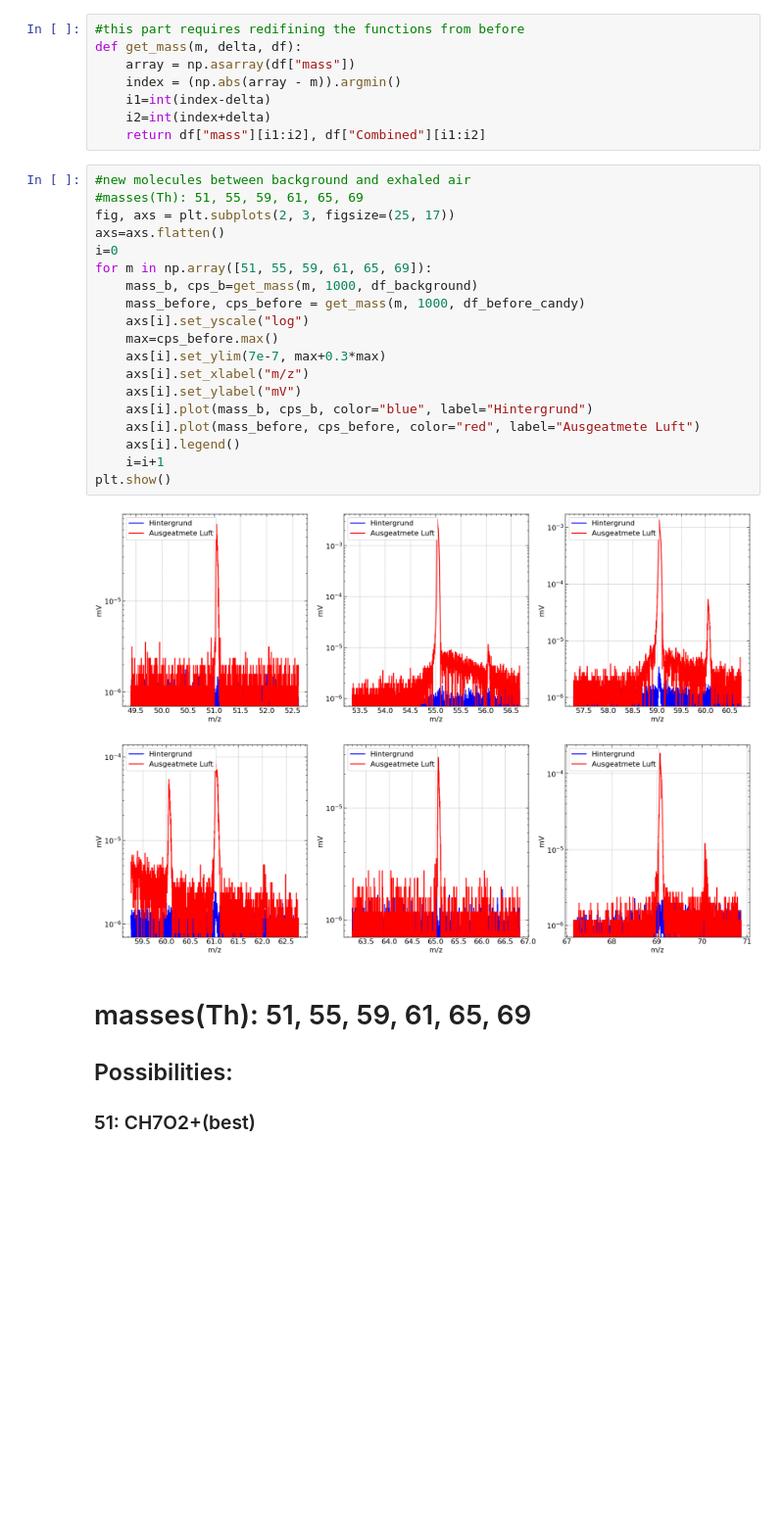
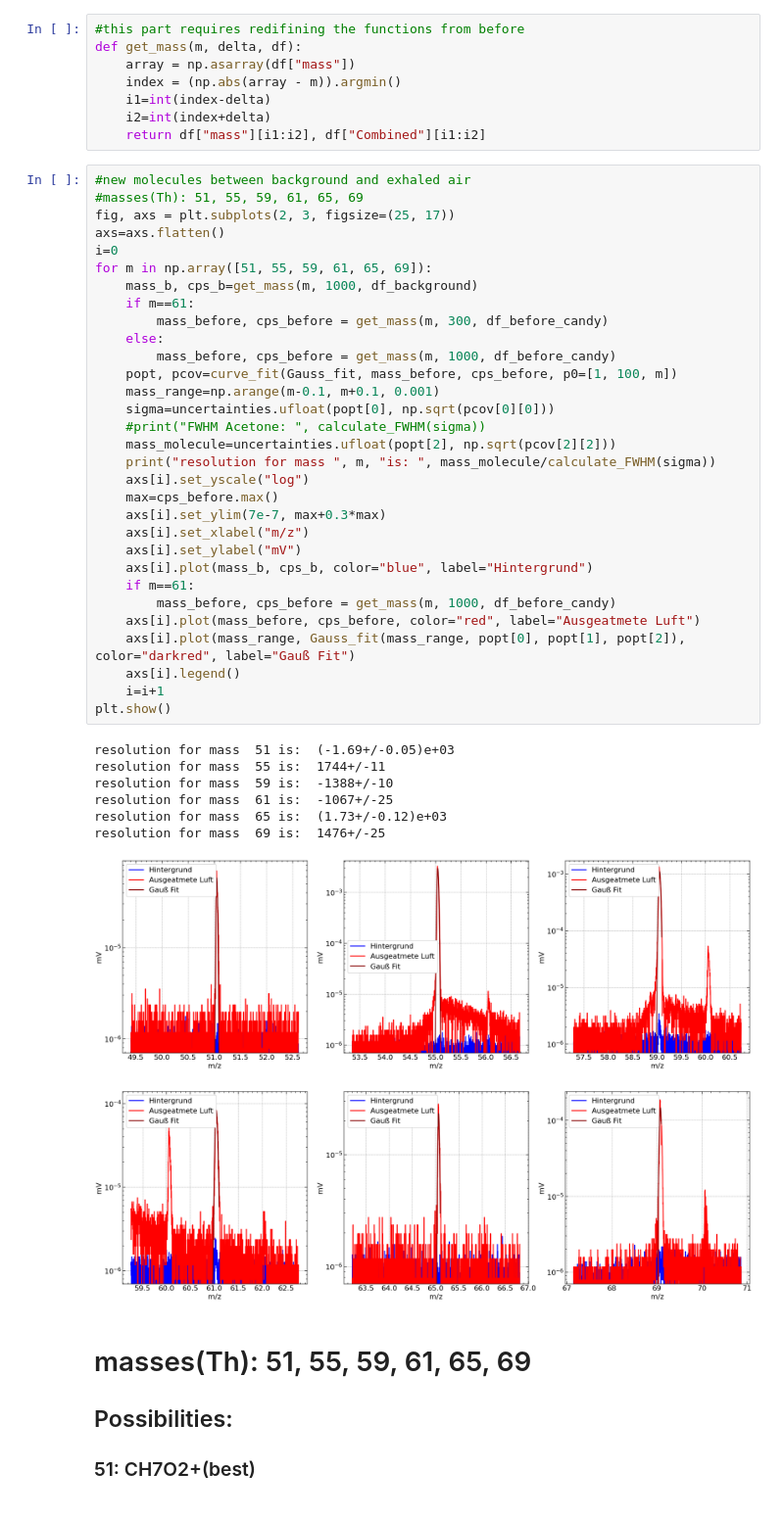
Before and after one commit to KemalOenen/advanced_labcourse, a Jupyter notebook: I002/data_analysis.ipynb, the cells around one changed output. Shown at 98% size. Cells and saved outputs as stored; diff of their text form; blank space fills up the shorter version.

Commit message:
Started saving some plots Implemented resolution calculation for molecules in exhaled air

```diff
--- a/I002/data_analysis.ipynb
+++ b/I002/data_analysis.ipynb
@@ -615,24 +615,42 @@ def get_mass(m, delta, df):
 # %%
 #new molecules between background and exhaled air
 #masses(Th): 51, 55, 59, 61, 65, 69
 fig, axs = plt.subplots(2, 3, figsize=(25, 17))
 axs=axs.flatten()
 i=0
 for m in np.array([51, 55, 59, 61, 65, 69]):
     mass_b, cps_b=get_mass(m, 1000, df_background)
-    mass_before, cps_before = get_mass(m, 1000, df_before_candy)
+    if m==61:
+        mass_before, cps_before = get_mass(m, 300, df_before_candy)
+    else:
+        mass_before, cps_before = get_mass(m, 1000, df_before_candy)
+    popt, pcov=curve_fit(Gauss_fit, mass_before, cps_before, p0=[1, 100, m])
+    mass_range=np.arange(m-0.1, m+0.1, 0.001)
+    sigma=uncertainties.ufloat(popt[0], np.sqrt(pcov[0][0]))
+    #print("FWHM Acetone: ", calculate_FWHM(sigma))
+    mass_molecule=uncertainties.ufloat(popt[2], np.sqrt(pcov[2][2]))
+    print("resolution for mass ", m, "is: ", mass_molecule/calculate_FWHM(sigma))
     axs[i].set_yscale("log")
     max=cps_before.max()
     axs[i].set_ylim(7e-7, max+0.3*max)
     axs[i].set_xlabel("m/z")
     axs[i].set_ylabel("mV")
     axs[i].plot(mass_b, cps_b, color="blue", label="Hintergrund")
+    if m==61:
+        mass_before, cps_before = get_mass(m, 1000, df_before_candy)
     axs[i].plot(mass_before, cps_before, color="red", label="Ausgeatmete Luft")
+    axs[i].plot(mass_range, Gauss_fit(mass_range, popt[0], popt[1], popt[2]), color="darkred", label="Gauß Fit")
     axs[i].legend()
     i=i+1
 plt.show()
 # %% [output]
+resolution for mass  51 is:  (-1.69+/-0.05)e+03
+resolution for mass  55 is:  1744+/-11
+resolution for mass  59 is:  -1388+/-10
+resolution for mass  61 is:  -1067+/-25
+resolution for mass  65 is:  (1.73+/-0.12)e+03
+resolution for mass  69 is:  1476+/-25
-[figure, old version]
+[figure, new version]
 # %% [markdown]
 # masses(Th): 51, 55, 59, 61, 65, 69
 ## Possibilities:
```
Also changed, not shown: parts of 1 cell of this notebook, 1 other file.
